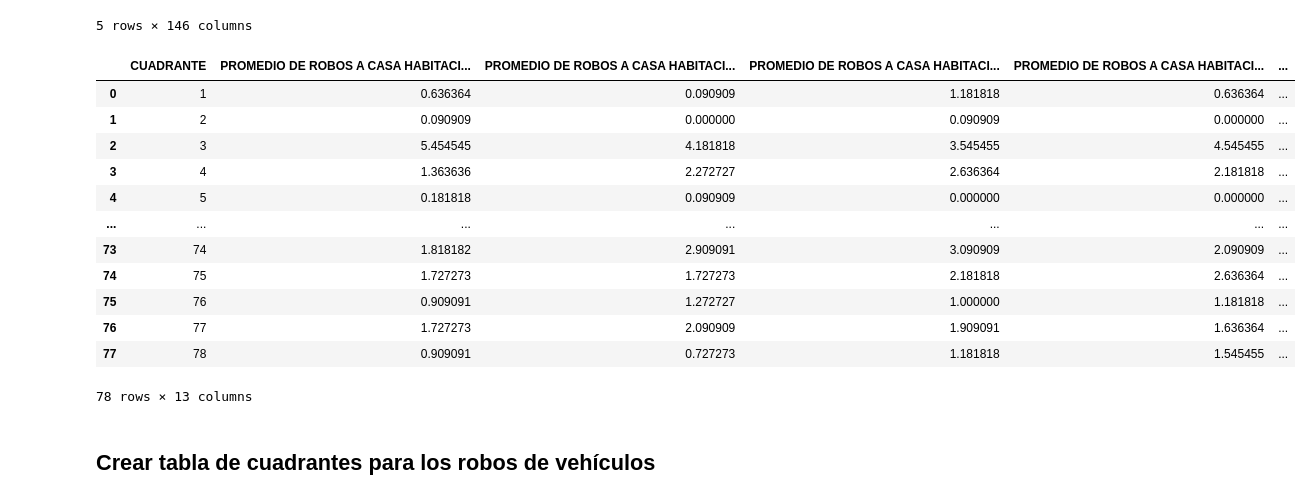
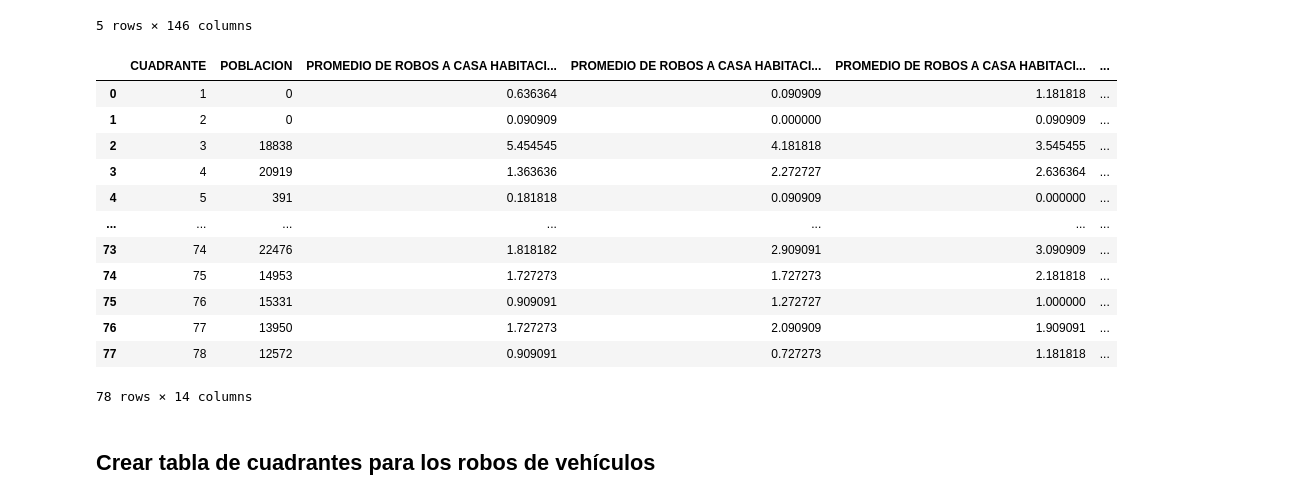
Before and after one commit to gabigabzela/A01567178-EDA, a Jupyter notebook: prueba.ipynb, the cells around one changed output. Cells and saved outputs as stored; diff of their text form; code cells hidden in the pictures.

```diff
--- a/prueba.ipynb
+++ b/prueba.ipynb
@@ -413,20 +420,20 @@ cuadrantes_df_CaHa.head()
 5 rows × 146 columns
 # %%
 # eliminar todas las columnas menos las que dicen PROMEDIO DE ROBOS A CASA HABITACION MES 1, PROMEDIO DE ROBOS A CASA HABITACION MES 2, PROMEDIO DE ROBOS A CASA HABITACION MES 3, PROMEDIO DE ROBOS A CASA HABITACION MES 4, PROMEDIO DE ROBOS A CASA HABITACION MES 5, PROMEDIO DE ROBOS A CASA HABITACION MES 6, PROMEDIO DE ROBOS A CASA HABITACION MES 7, PROMEDIO DE ROBOS A CASA HABITACION MES 8, PROMEDIO DE ROBOS A CASA HABITACION MES 9, PROMEDIO DE ROBOS A CASA HABITACION MES 10, PROMEDIO DE ROBOS A CASA HABITACION MES 11, PROMEDIO DE ROBOS A CASA HABITACION MES 12
-cols_to_keep1 = ['CUADRANTE'] + [col for col in cuadrantes_df_CaHa.columns if 'PROMEDIO DE ROBOS A CASA HABITACION' in col]
+cols_to_keep1 = ['CUADRANTE'] + ['POBLACION'] + [col for col in cuadrantes_df_CaHa.columns if 'PROMEDIO DE ROBOS A CASA HABITACION' in col]
 cuadrantes_df_CaHa = cuadrantes_df_CaHa[cols_to_keep1]
 cuadrantes_df_CaHa
 # %% [output]
-|  | CUADRANTE | PROMEDIO DE ROBOS A CASA HABITACI... | PROMEDIO DE ROBOS A CASA HABITACI... | PROMEDIO DE ROBOS A CASA HABITACI... | PROMEDIO DE ROBOS A CASA HABITACI... | ... |
-| 0 | 1 | 0.636364 | 0.090909 | 1.181818 | 0.636364 | ... |
-| 1 | 2 | 0.090909 | 0.000000 | 0.090909 | 0.000000 | ... |
-| 2 | 3 | 5.454545 | 4.181818 | 3.545455 | 4.545455 | ... |
-| 3 | 4 | 1.363636 | 2.272727 | 2.636364 | 2.181818 | ... |
-| 4 | 5 | 0.181818 | 0.090909 | 0.000000 | 0.000000 | ... |
+|  | CUADRANTE | POBLACION | PROMEDIO DE ROBOS A CASA HABITACI... | PROMEDIO DE ROBOS A CASA HABITACI... | PROMEDIO DE ROBOS A CASA HABITACI... | ... |
+| 0 | 1 | 0 | 0.636364 | 0.090909 | 1.181818 | ... |
+| 1 | 2 | 0 | 0.090909 | 0.000000 | 0.090909 | ... |
+| 2 | 3 | 18838 | 5.454545 | 4.181818 | 3.545455 | ... |
+| 3 | 4 | 20919 | 1.363636 | 2.272727 | 2.636364 | ... |
+| 4 | 5 | 391 | 0.181818 | 0.090909 | 0.000000 | ... |
 | ... | ... | ... | ... | ... | ... | ... |
-| 73 | 74 | 1.818182 | 2.909091 | 3.090909 | 2.090909 | ... |
-| 74 | 75 | 1.727273 | 1.727273 | 2.181818 | 2.636364 | ... |
-| 75 | 76 | 0.909091 | 1.272727 | 1.000000 | 1.181818 | ... |
-| 76 | 77 | 1.727273 | 2.090909 | 1.909091 | 1.636364 | ... |
-| 77 | 78 | 0.909091 | 0.727273 | 1.181818 | 1.545455 | ... |
+| 73 | 74 | 22476 | 1.818182 | 2.909091 | 3.090909 | ... |
+| 74 | 75 | 14953 | 1.727273 | 1.727273 | 2.181818 | ... |
+| 75 | 76 | 15331 | 0.909091 | 1.272727 | 1.000000 | ... |
+| 76 | 77 | 13950 | 1.727273 | 2.090909 | 1.909091 | ... |
+| 77 | 78 | 12572 | 0.909091 | 0.727273 | 1.181818 | ... |
-78 rows × 13 columns
+78 rows × 14 columns
```
Also changed, not shown: parts of 20 cells of this notebook, 6 other files.
